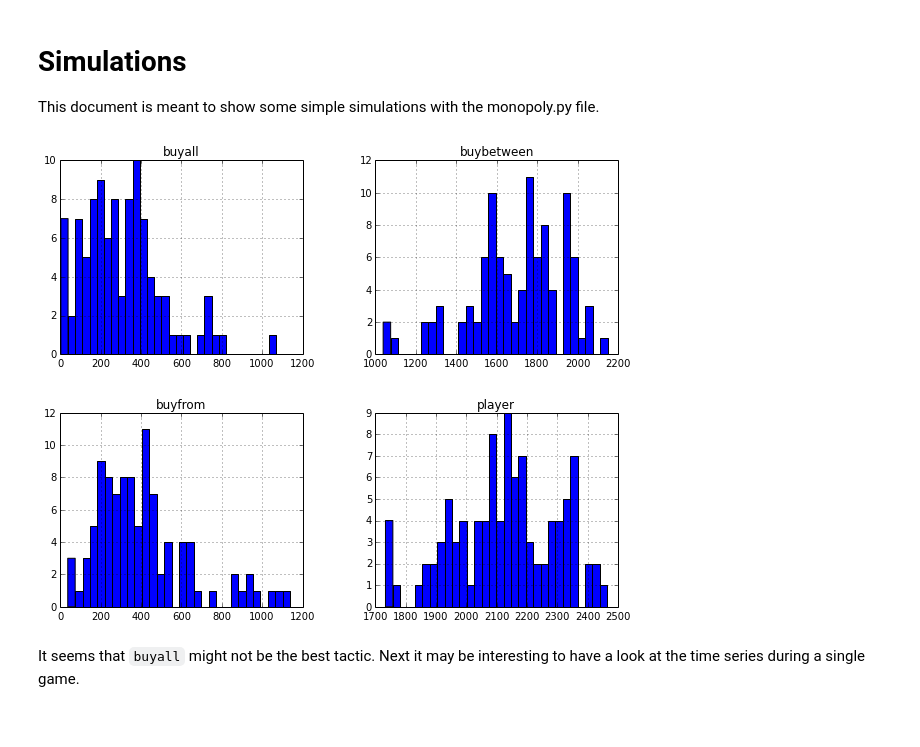
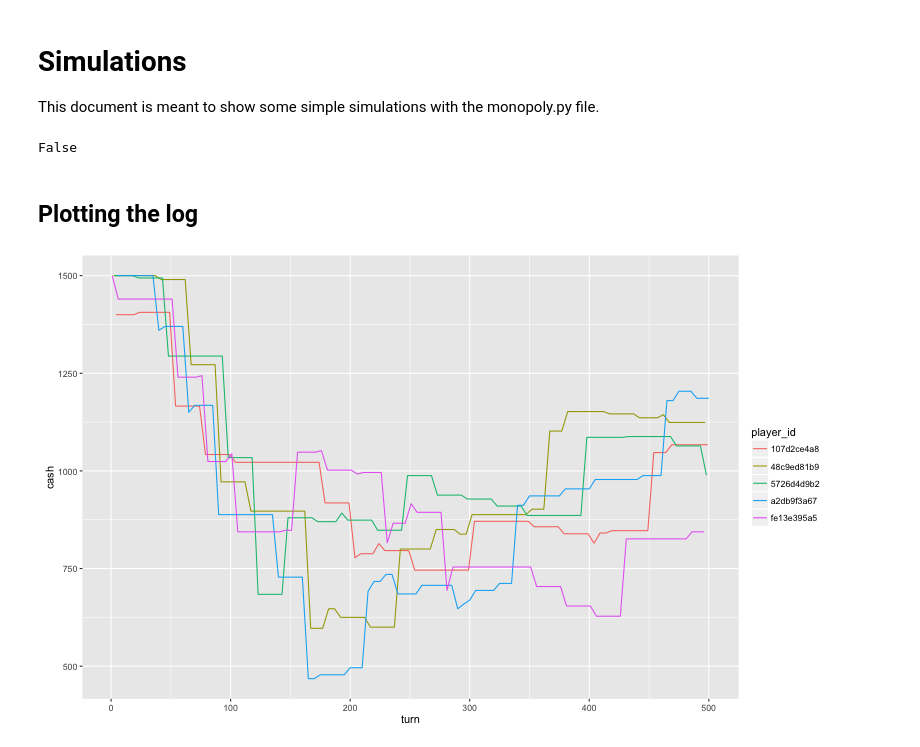
Before and after one commit to godatadriven/monopoly-analysis, a Jupyter notebook: simulations.ipynb, the cells around one changed output. Drawn from its saved outputs; the diff is of its cells as text; code cells hidden in the pictures.

```diff
--- a/simulations.ipynb
+++ b/simulations.ipynb
@@ -9,15 +12,12 @@ import matplotlib as plt
 %matplotlib inline
 # %%
-res = []
-for i in range(100):
-    board = monopoly.Board()
-    board.start_game(100)
-    res.append([p.cash_left for p in board.players])
+players = [monopoly.BuyAll() for i in range(5)]
+board = monopoly.Board(players=players)
+board.start_game(100)
+# %% [output]
+False
-# %%
-cols = ['player', 'buyall', 'buyfrom', 'buybetween']
-df = pd.DataFrame(res, columns = cols)
-_ = df.hist(figsize=(10,8), bins = 30)
-# %% [output]
-[figure, removed]
-# %% [markdown]
-It seems that `buyall` might not be the best tactic. Next it may be interesting to have a look at the time series during a single game.
+# %% [markdown]
+## Plotting the log
+# %%
+df = board.player_log
+df['turn'] = df.index + 1
@@ -23,0 +26,7 @@ It seems that `buyall` might not be the best tactic. Next it may be interesting
+# %%
+%%R -w 800 -o df
+library(ggplot2)
+p = ggplot()
+p + geom_line(data=df, aes(x=turn, y=cash, colour=player_id))
+# %% [output]
+[figure, added]
```
Also changed, not shown: parts of 3 cells of this notebook, 1 other file.
